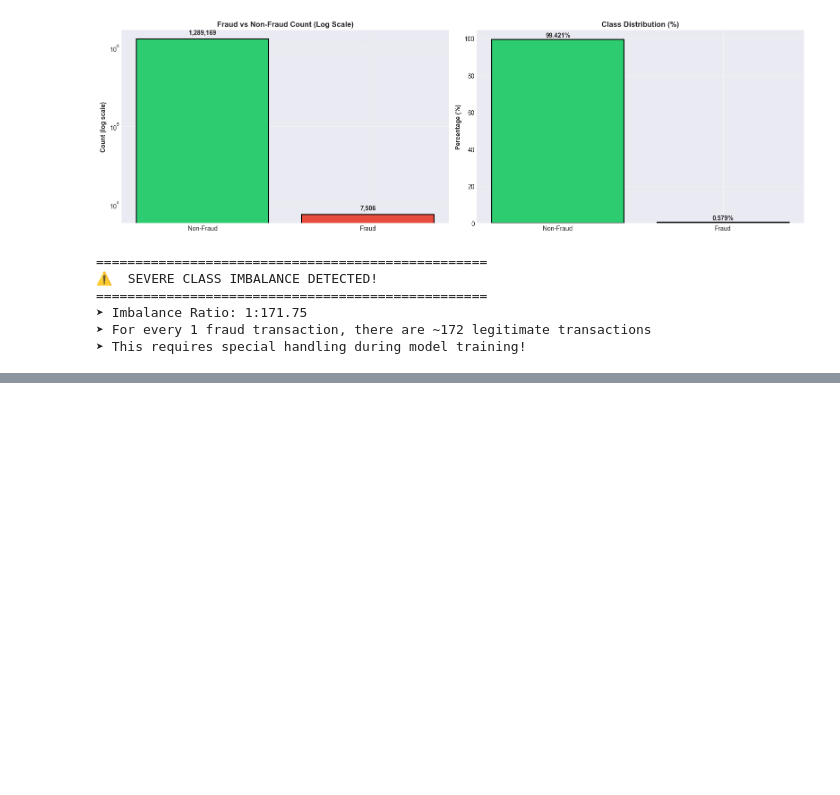
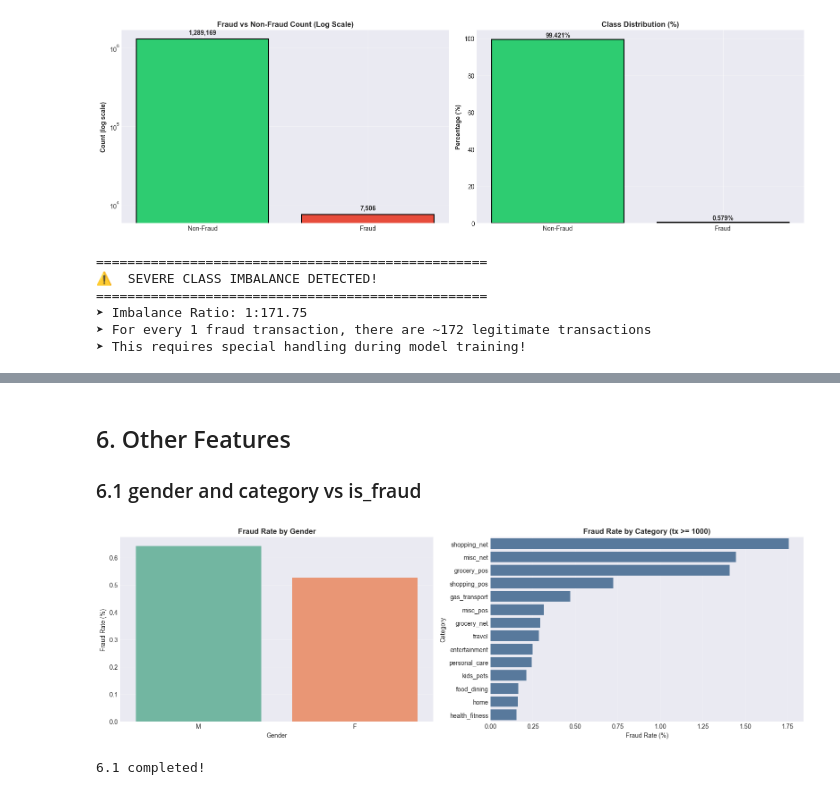
Before and after one commit to Dai-Nguyen1506/AI66A_group_1, a Jupyter notebook: notebooks/01_eda_exploration.ipynb, the cells around one changed output, grey strips where cells are left out. Drawn from its saved outputs; the diff is of its cells as text; code cells hidden in the pictures; blank space fills up the shorter version.

```diff
--- a/notebooks/01_eda_exploration.ipynb
+++ b/notebooks/01_eda_exploration.ipynb
@@ -270,0 +691,40 @@ Name: proportion, dtype: float64
+# %% [markdown]
+## 6. Other Features
+### 6.1 gender and category vs is_fraud
+# %%
+# 6.1 Gender and Category vs is_fraud (simple fraud-rate bars)
+
+feature_df = df[['gender', 'category', 'merchant', 'city_pop', 'job', 'is_fraud']].copy()
+
+# Gender fraud rate
+gender_rate = feature_df.groupby('gender')['is_fraud'].mean().mul(100).sort_values(ascending=False)
+
+# Category fraud rate (filter categories with enough transactions for stable comparison)
+cat_stats = (
+    feature_df.groupby('category')
+    .agg(tx_count=('is_fraud', 'size'), fraud_rate_pct=('is_fraud', lambda s: s.mean() * 100))
+    .reset_index()
+)
+cat_plot = cat_stats[cat_stats['tx_count'] >= 1000].sort_values('fraud_rate_pct', ascending=False)
+
+fig, axes = plt.subplots(1, 2, figsize=(16, 5))
+
+sns.barplot(x=gender_rate.index, y=gender_rate.values, ax=axes[0], palette='Set2')
+axes[0].set_title('Fraud Rate by Gender', fontweight='bold')
+axes[0].set_xlabel('Gender')
+axes[0].set_ylabel('Fraud Rate (%)')
+axes[0].grid(axis='y', alpha=0.25)
+
+sns.barplot(data=cat_plot, y='category', x='fraud_rate_pct', ax=axes[1], color='#4c78a8')
+axes[1].set_title('Fraud Rate by Category (tx >= 1000)', fontweight='bold')
+axes[1].set_xlabel('Fraud Rate (%)')
+axes[1].set_ylabel('Category')
+axes[1].grid(axis='x', alpha=0.25)
+
+plt.tight_layout()
+plt.show()
+
+print('6.1 completed!')
+# %% [output]
+[figure, added]
+6.1 completed!
```
Also changed, not shown: parts of 23 cells of this notebook.
